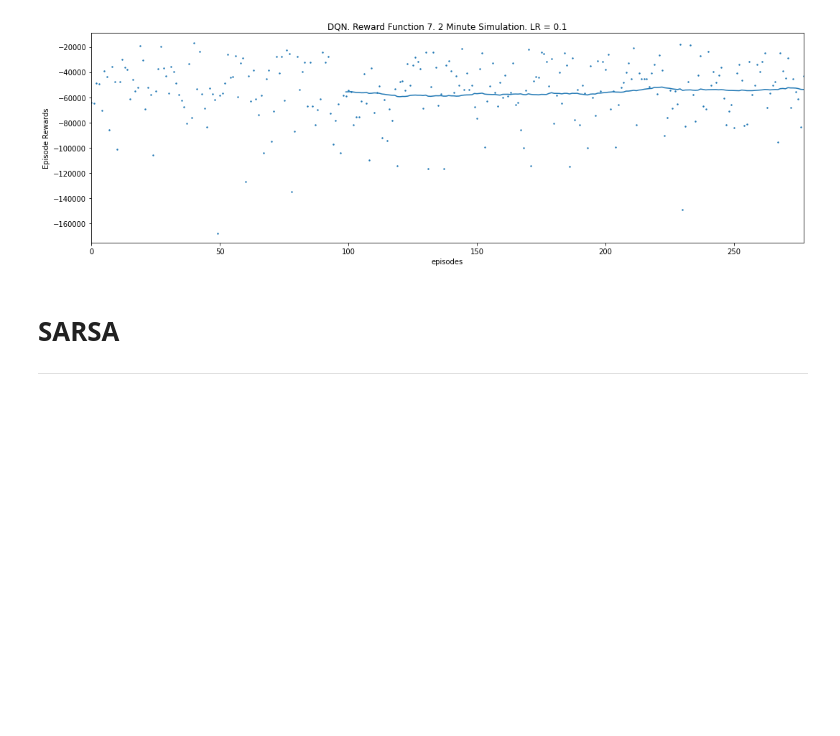
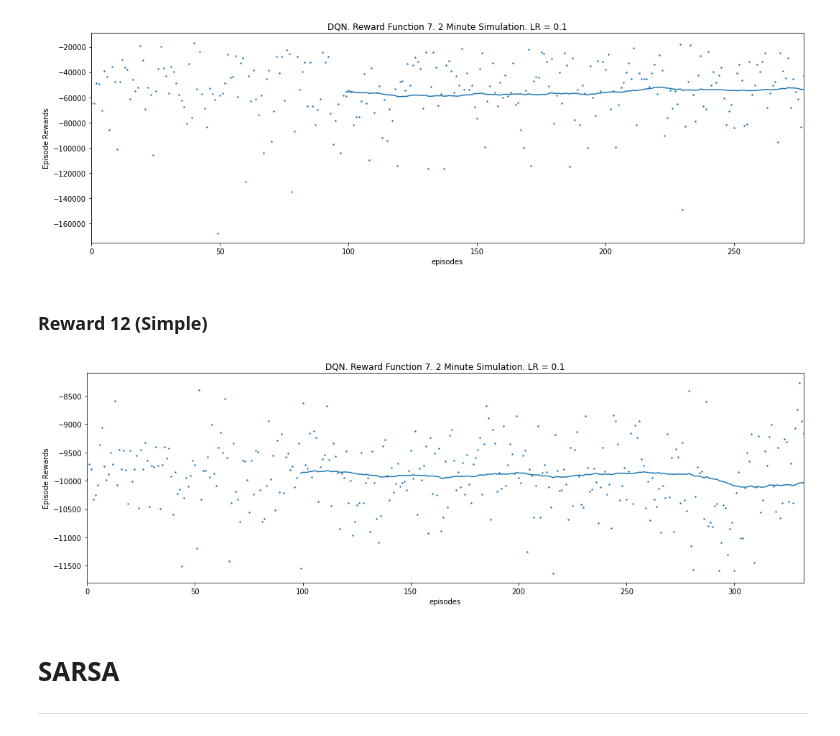
Before and after one commit to MartyMarek/Cross-Road-Signalling-optimisation-with-RL, a Jupyter notebook: final_simulation/model_training_monitorr.ipynb, the cells around one changed output. Saved outputs shown, nothing was run; the diff lists cells and outputs as text; code cells hidden in the pictures; blank space fills up the shorter version.

Commit message:
Reward 13

```diff
--- a/final_simulation/model_training_monitorr.ipynb
+++ b/final_simulation/model_training_monitorr.ipynb
@@ -128,6 +128,15 @@ results_plotter.plot_results([log_dir], None, results_plotter.X_EPISODES, "DQN.
 #results_plotter.plot_results([log_dir], None, results_plotter.X_WALLTIME, "Real Intersection",figsize=(15,5))
 # %% [output]
 [figure]
+# %% [markdown]
+### Reward 12 (Simple)
+# %%
+log_dir = "_models\\reward_12\\simple\\dqn"
+#results_plotter.plot_results([log_dir], None, results_plotter.X_TIMESTEPS, "Real Intersection",figsize=(15,5))
+results_plotter.plot_results([log_dir], None, results_plotter.X_EPISODES, "DQN. Reward Function 7. 2 Minute Simulation. LR = 0.1",figsize=(15,5))
+#results_plotter.plot_results([log_dir], None, results_plotter.X_WALLTIME, "Real Intersection",figsize=(15,5))
+# %% [output]
+[figure, added]
 # %% [markdown]
 # SARSA
 ---
```
Also changed, not shown: parts of 6 cells of this notebook, 15 other files.
